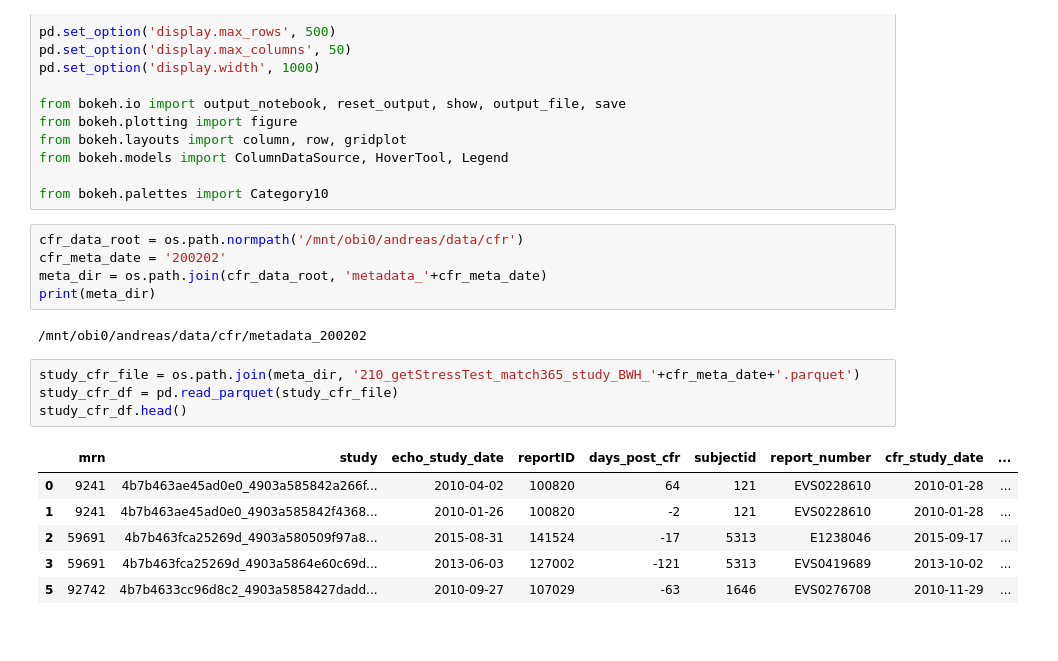
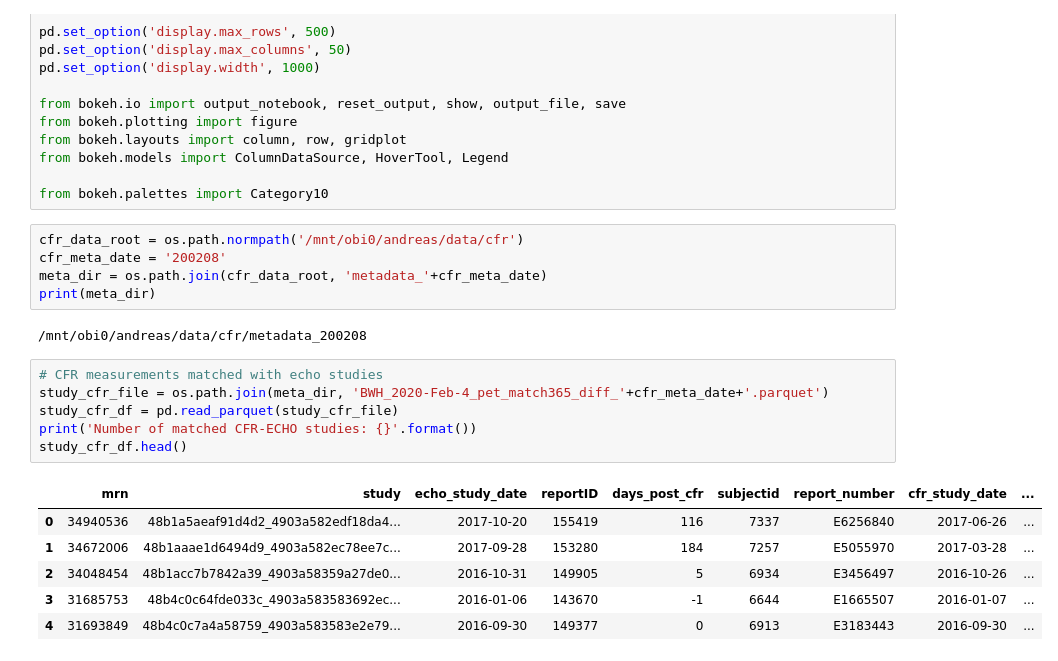
Before and after one commit to awerdich/werdich-cfr, a Jupyter notebook: notebooks/cfr_datasets.ipynb, the cells around one changed output. Cells and saved outputs as stored; diff of their text form.

```diff
--- a/notebooks/cfr_datasets.ipynb
+++ b/notebooks/cfr_datasets.ipynb
@@ -17,20 +17,22 @@ from bokeh.models import ColumnDataSource, HoverTool, Legend
 from bokeh.palettes import Category10
 # %%
 cfr_data_root = os.path.normpath('/mnt/obi0/andreas/data/cfr')
-cfr_meta_date = '200202'
+cfr_meta_date = '200208'
 meta_dir = os.path.join(cfr_data_root, 'metadata_'+cfr_meta_date)
 print(meta_dir)
 # %% [output]
-/mnt/obi0/andreas/data/cfr/metadata_200202
+/mnt/obi0/andreas/data/cfr/metadata_200208
 # %%
-study_cfr_file = os.path.join(meta_dir, '210_getStressTest_match365_study_BWH_'+cfr_meta_date+'.parquet')
+# CFR measurements matched with echo studies
+study_cfr_file = os.path.join(meta_dir, 'BWH_2020-Feb-4_pet_match365_diff_'+cfr_meta_date+'.parquet')
 study_cfr_df = pd.read_parquet(study_cfr_file)
+print('Number of matched CFR-ECHO studies: {}'.format())
 study_cfr_df.head()
 # %% [output]
 |  | mrn | study | echo_study_date | reportID | days_post_cfr | subjectid | report_number | cfr_study_date | ... |
-| 0 | 9241 | 4b7b463ae45ad0e0_4903a585842a266f... | 2010-04-02 | 100820 | 64 | 121 | EVS0228610 | 2010-01-28 | ... |
-| 1 | 9241 | 4b7b463ae45ad0e0_4903a585842f4368... | 2010-01-26 | 100820 | -2 | 121 | EVS0228610 | 2010-01-28 | ... |
-| 2 | 59691 | 4b7b463fca25269d_4903a580509f97a8... | 2015-08-31 | 141524 | -17 | 5313 | E1238046 | 2015-09-17 | ... |
-| 3 | 59691 | 4b7b463fca25269d_4903a5864e60c69d... | 2013-06-03 | 127002 | -121 | 5313 | EVS0419689 | 2013-10-02 | ... |
-| 5 | 92742 | 4b7b4633cc96d8c2_4903a5858427dadd... | 2010-09-27 | 107029 | -63 | 1646 | EVS0276708 | 2010-11-29 | ... |
+| 0 | 34940536 | 48b1a5aeaf91d4d2_4903a582edf18da4... | 2017-10-20 | 155419 | 116 | 7337 | E6256840 | 2017-06-26 | ... |
+| 1 | 34672006 | 48b1aaae1d6494d9_4903a582ec78ee7c... | 2017-09-28 | 153280 | 184 | 7257 | E5055970 | 2017-03-28 | ... |
+| 2 | 34048454 | 48b1acc7b7842a39_4903a58359a27de0... | 2016-10-31 | 149905 | 5 | 6934 | E3456497 | 2016-10-26 | ... |
+| 3 | 31685753 | 48b4c0c64fde033c_4903a583583692ec... | 2016-01-06 | 143670 | -1 | 6644 | E1665507 | 2016-01-07 | ... |
+| 4 | 31693849 | 48b4c0c7a4a58759_4903a583583e2e79... | 2016-09-30 | 149377 | 0 | 6913 | E3183443 | 2016-09-30 | ... |
 # %%
```
Also changed, not shown: parts of 13 cells of this notebook, 5 other files.
